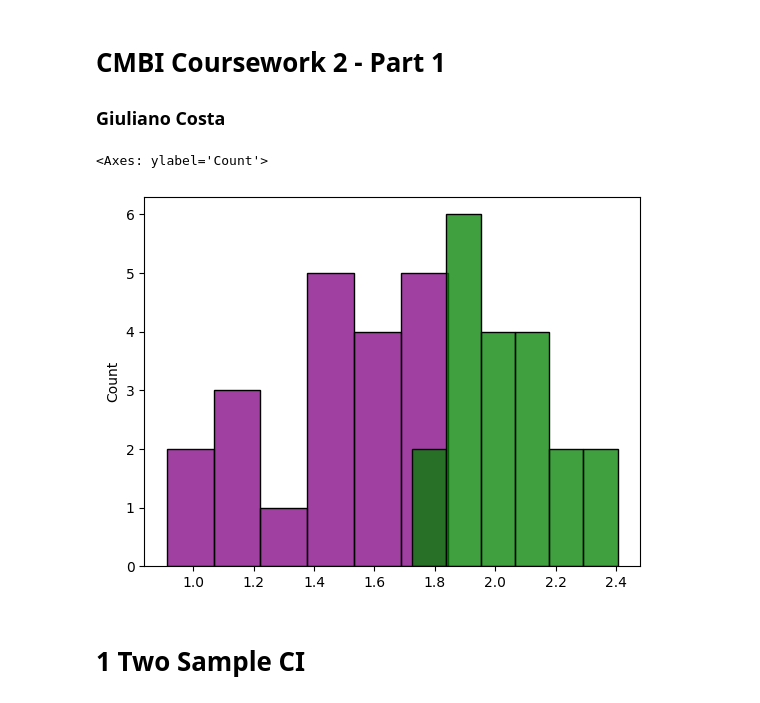
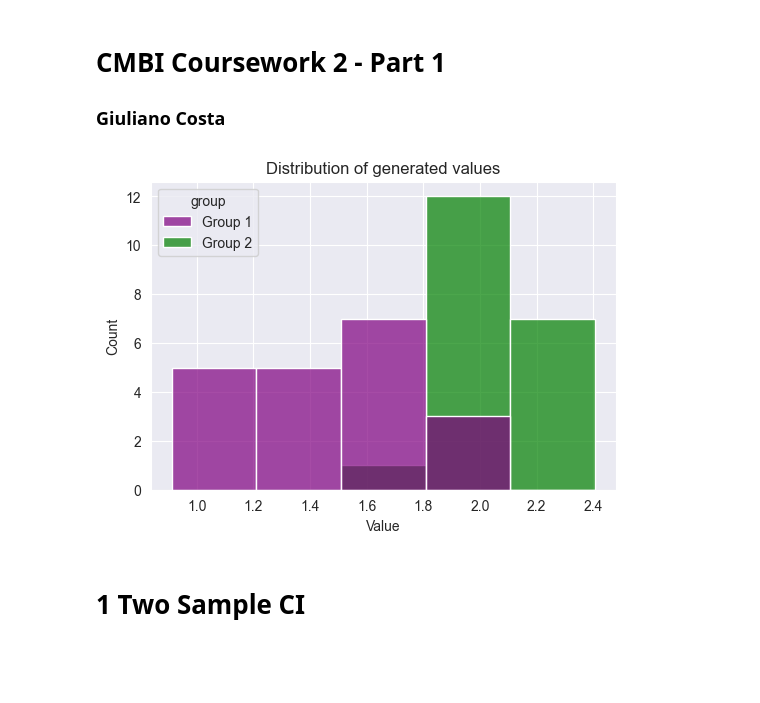
Before and after one commit to the-rich-piana/COMP_0118_CMBI, a Jupyter notebook: CW2/CW2_1.ipynb, the cells around one changed output. Saved outputs shown, nothing was run; the diff lists cells and outputs as text; code cells hidden in the pictures; blank space fills up the shorter version.

```diff
--- a/CW2/CW2_1.ipynb
+++ b/CW2/CW2_1.ipynb
@@ -12,12 +13,19 @@ random_seed = 24225233
 # %%
 samples_1 = stats.norm.rvs(loc=1.5, scale=0.2, random_state=random_seed, size=20)
 samples_2 = stats.norm.rvs(loc=2.0, scale=0.2, random_state=random_seed+1, size=20)
 
-sns.histplot(samples_1, color="purple")
-sns.histplot(samples_2, color="green")
+df = pd.DataFrame({
+    'value': np.concatenate([samples_1, samples_2]),
+    'group': ['Group 1'] * len(samples_1) + ['Group 2'] * len(samples_2)
+})
+
+plt.figure(figsize=(6, 4))
+sns.set_style('darkgrid')
+ax = sns.histplot(data=df, bins=5, x='value', hue='group', palette={'Group 1': 'purple', 'Group 2': 'green'}, alpha=0.7)
+ax.set(title="Distribution of generated values", xlabel='Value', ylabel='Count')
+plt.show()
 # %% [output]
-<Axes: ylabel='Count'>
-[figure, old version]
+[figure, new version]
 # %% [markdown]
 # 1 Two Sample CI
 # %% [markdown]
```
Also changed, not shown: parts of 19 cells of this notebook, 11 other files.
